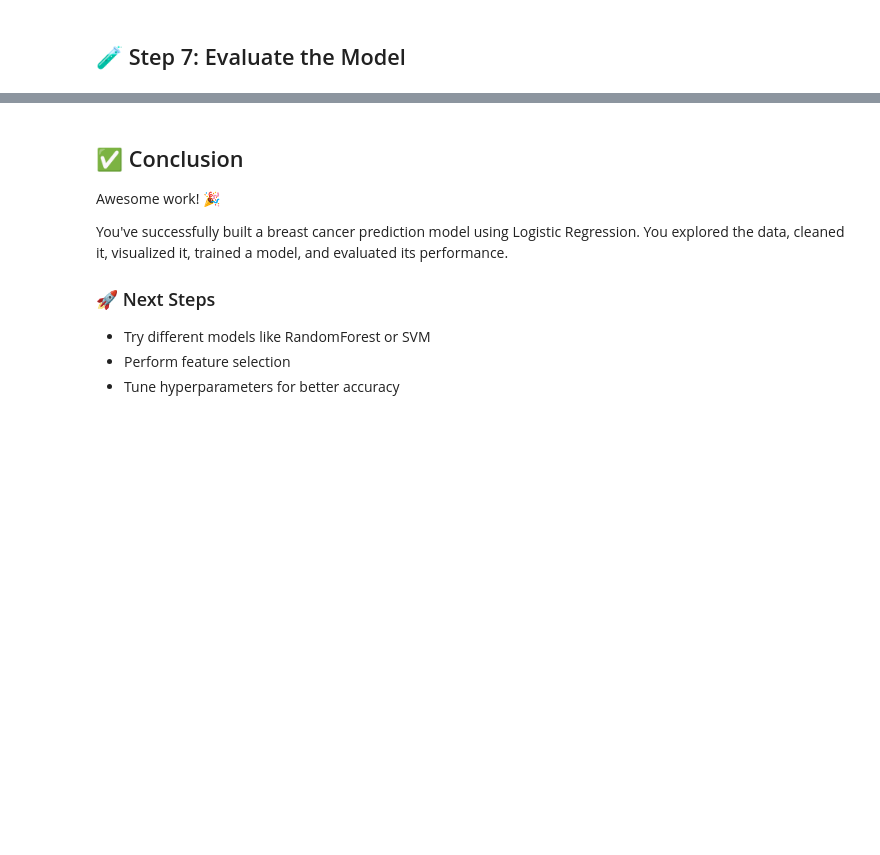
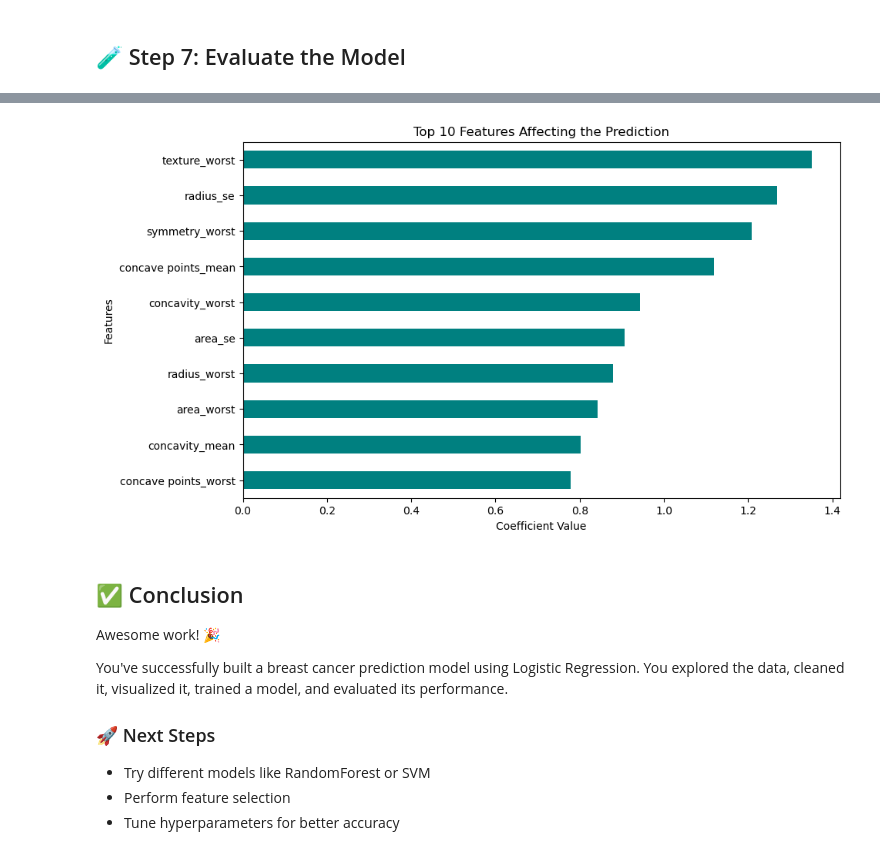
Before and after one commit to devpatel-23/Breast-Cancer-Prediction-using-logistic-regression-, a Jupyter notebook: Breast_Cancer_Prediction_test.ipynb, the cells around one changed output, grey strips where cells are left out. Cells and saved outputs as stored; diff of their text form; code cells hidden in the pictures; blank space fills up the shorter version.

```diff
--- a/Breast_Cancer_Prediction_test.ipynb
+++ b/Breast_Cancer_Prediction_test.ipynb
@@ -314,9 +334,13 @@ feature_importance = pd.Series(coefficients, index=X.columns).sort_values(ascend
 # %%
 plt.figure(figsize=(10, 6))
 feature_importance.head(10).plot(kind='barh', color='teal')
-plt.title('Top 10 Features affecting the Prediction')
+plt.title('Top 10 Features Affecting the Prediction')
 plt.xlabel('Coefficient Value')
+plt.ylabel('Features')
+plt.gca().invert_yaxis()
 plt.show()
+# %% [output]
+[figure, added]
 # %% [markdown]
 ## ✅ Conclusion
 
```
Also changed, not shown: parts of 7 cells of this notebook.
